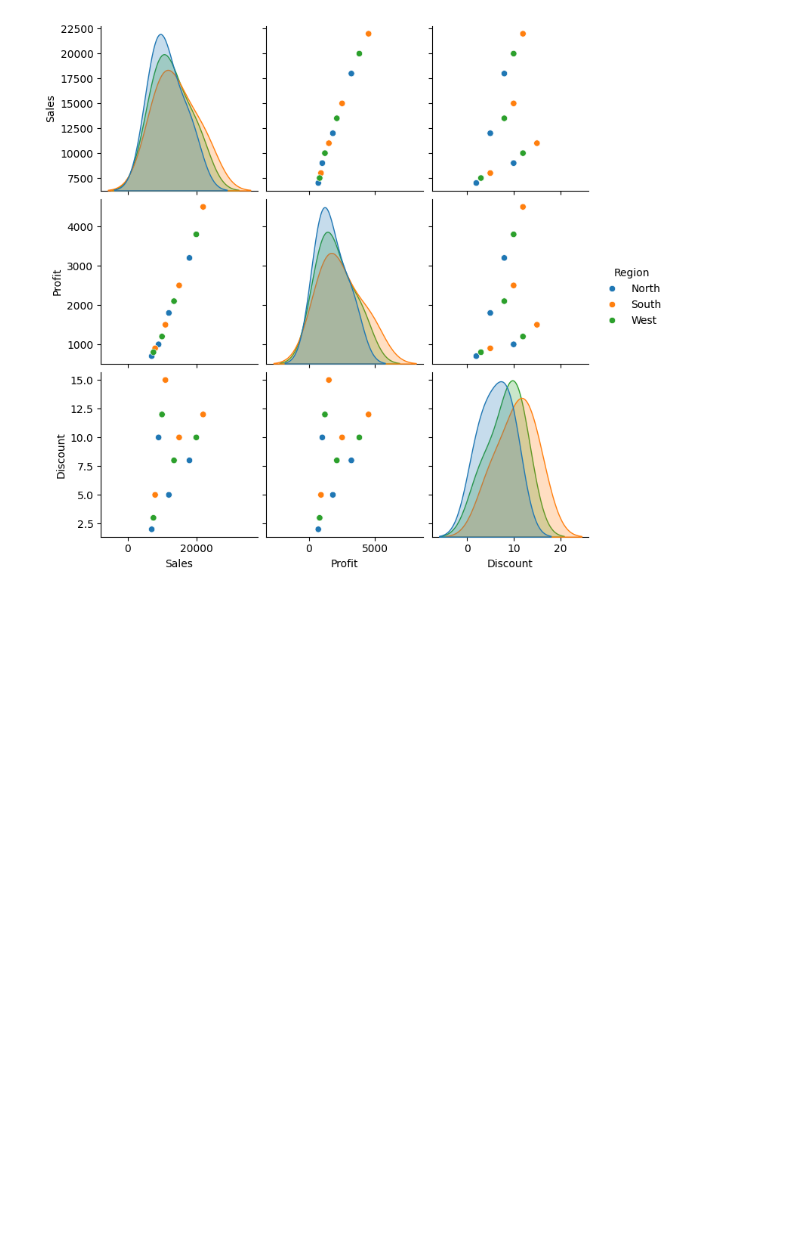
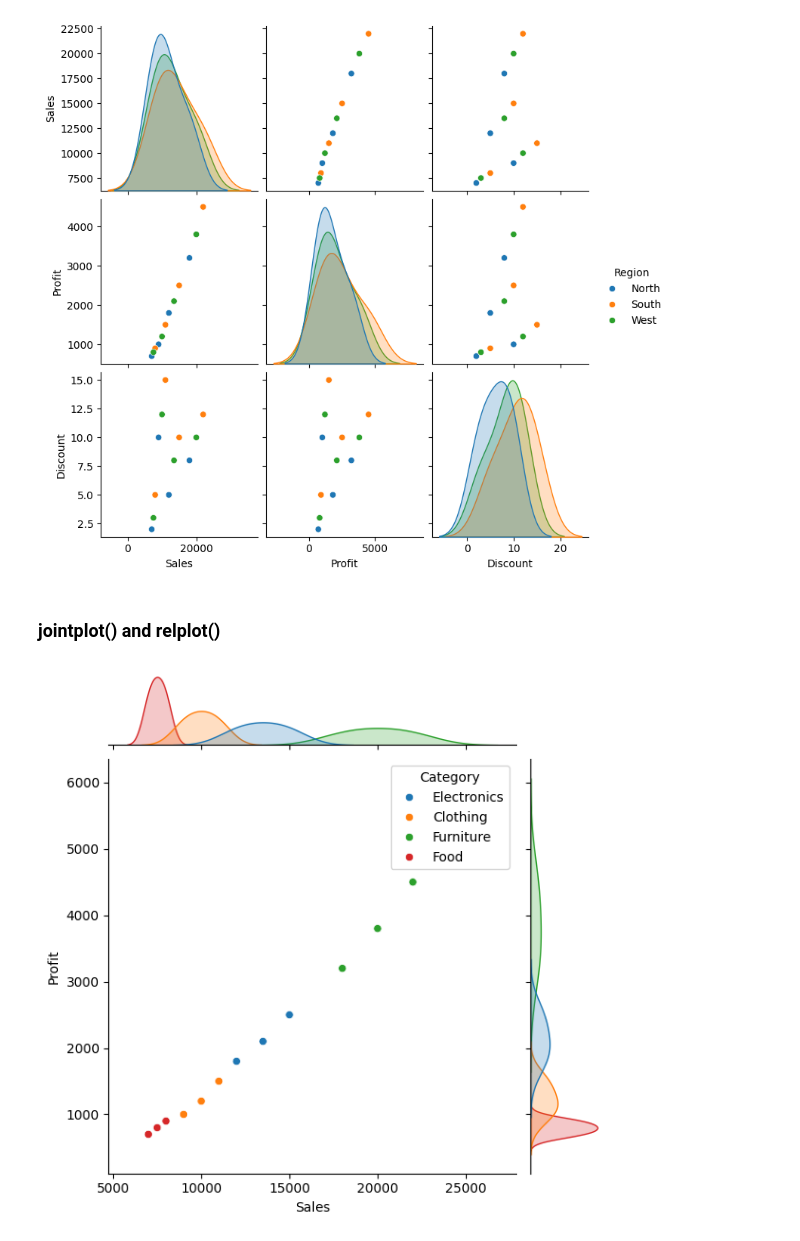
Before and after one commit to ivaibhavpawar1045/Python-Data-Analytics, a Jupyter notebook: 35_Advanced_Seaborn_Visualization/practice.ipynb, the cells around one changed output. Drawn from its saved outputs; the diff is of its cells as text; code cells hidden in the pictures; blank space fills up the shorter version.

Commit message:
Add joint and relational plots for business analysis

```diff
--- a/35_Advanced_Seaborn_Visualization/practice.ipynb
+++ b/35_Advanced_Seaborn_Visualization/practice.ipynb
@@ -99,3 +99,17 @@ sns.pairplot(
 plt.show()
 # %% [output]
 [figure]
+# %% [markdown]
+### jointplot() and relplot()
+# %%
+sns.jointplot(
+    data=sales_data,
+    x="Sales",
+    y="Profit",
+    kind="scatter",
+    hue="Category"
+)
+
+plt.show()
+# %% [output]
+[figure, added]
```
Also changed, not shown: parts of 2 cells of this notebook.
